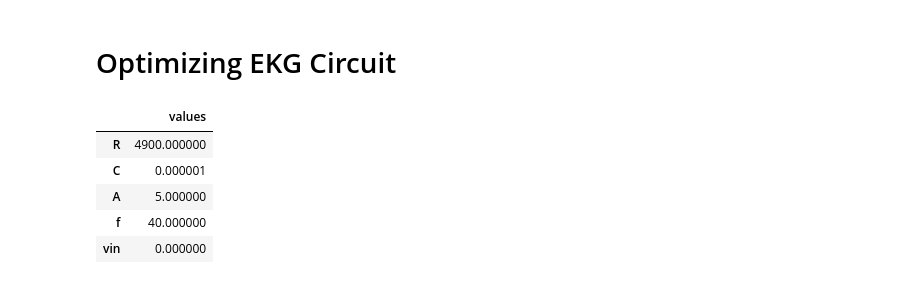
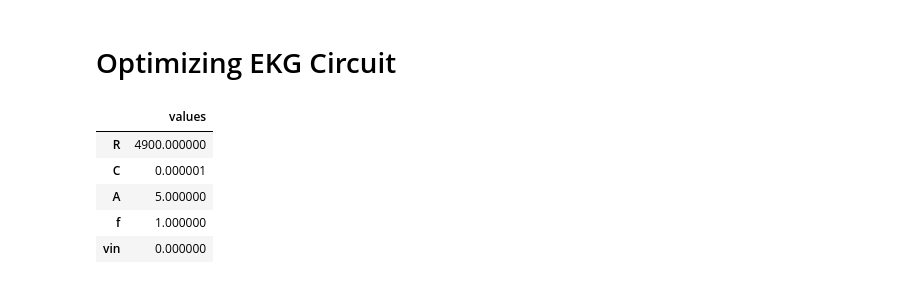
Before and after one commit to ThomasJagielski/ModSimPy, a Jupyter notebook: code/EKG Circuit Optimization.ipynb, the cells around one changed output. Cells and saved outputs as stored; diff of their text form; code cells hidden in the pictures.

```diff
--- a/code/EKG Circuit Optimization.ipynb
+++ b/code/EKG Circuit Optimization.ipynb
@@ -18,17 +18,17 @@ second = UNITS.second;
 # %%
 params1 = Params(
     R = 4.9e3,   # ohm
     C = 1e-6,  # farad
     A = 5,      # volt
-    f = 40,   # Hz
+    f = 1,   # Hz
     vin = 0
 )
 # %% [output]
 |  | values |
 | R | 4900.000000 |
 | C | 0.000001 |
 | A | 5.000000 |
-| f | 40.000000 |
+| f | 1.000000 |
 | vin | 0.000000 |
 # %%
 def make_system(params):
```
Also changed, not shown: parts of 14 cells of this notebook.
